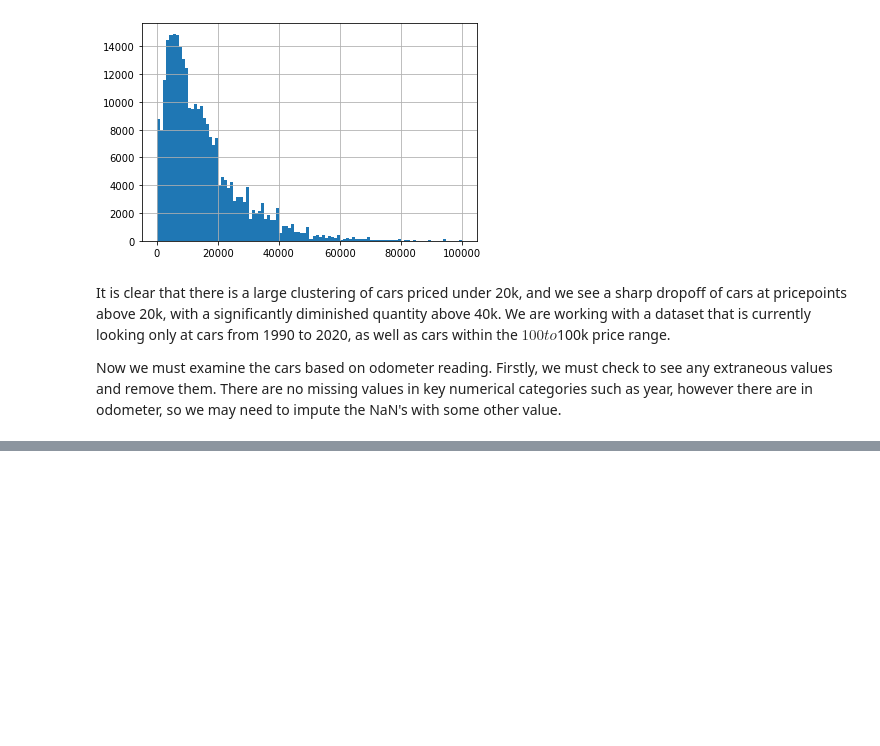
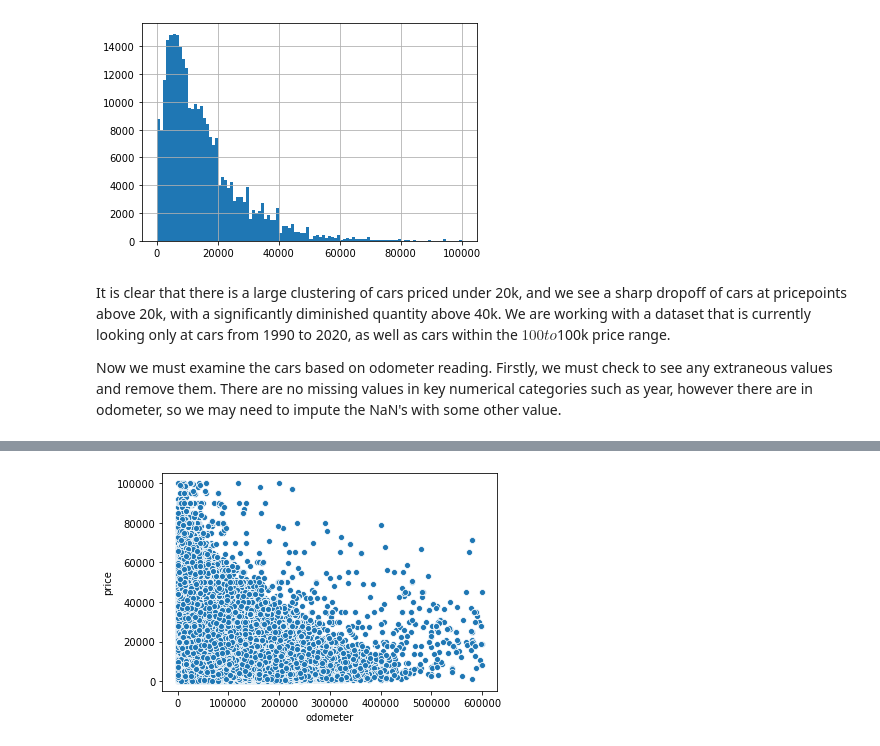
Before and after one commit to kmantha95/Predicting-Used-Car-Prices-CapstoneProject, a Jupyter notebook: predicting used car value - data wrangling.ipynb, the cells around one changed output, grey strips where cells are left out. Saved outputs shown, nothing was run; the diff lists cells and outputs as text; code cells hidden in the pictures; blank space fills up the shorter version.

```diff
--- a/predicting used car value - data wrangling.ipynb
+++ b/predicting used car value - data wrangling.ipynb
@@ -593,0 +652,6 @@ Now we must examine the cars based on odometer reading. Firstly, we must check t
+# %%
+ax = sns.scatterplot(x="odometer", y="price", data=vehicle_data_drops_filtered)
+# ax.get_xaxis().get_major_formatter().set_scientific(False)
+# ax.get_yaxis().get_major_formatter().set_scientific(False)
+# %% [output]
+[figure, added]
```
Also changed, not shown: parts of 8 cells of this notebook.
